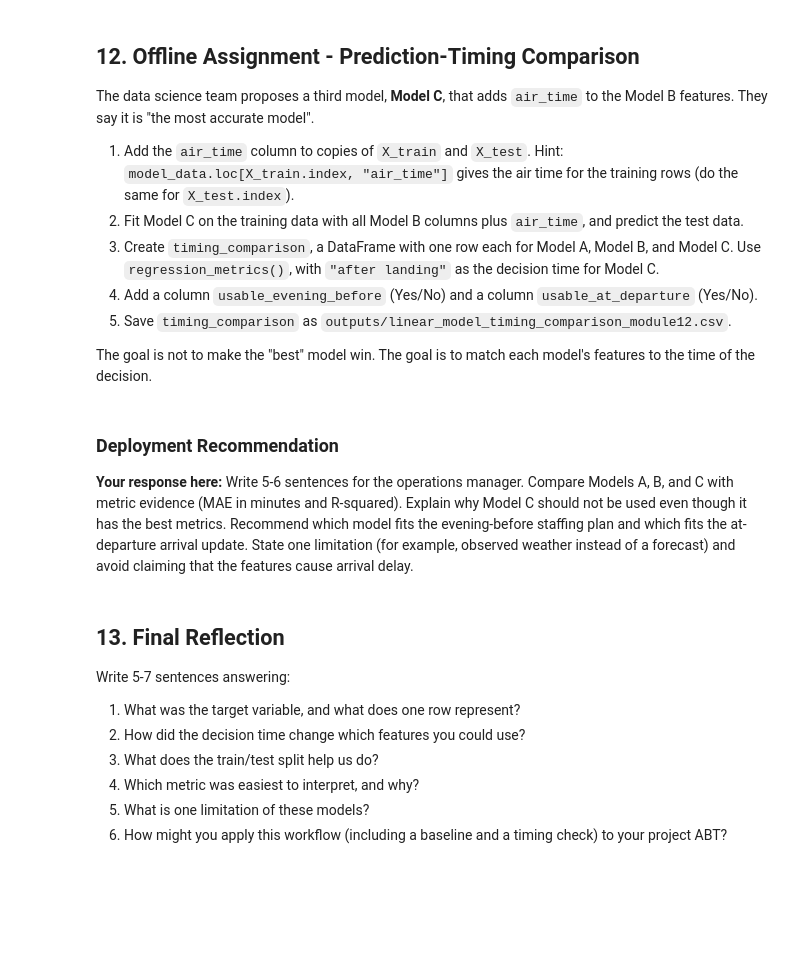
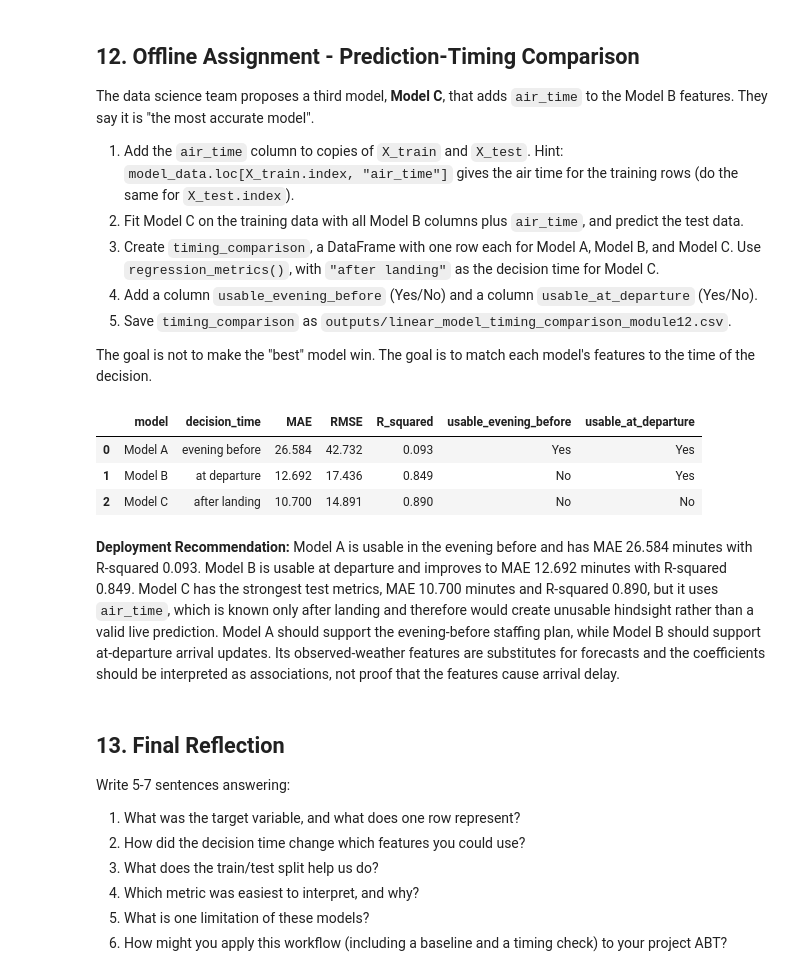
Before and after one commit to oggg19/ban6003-week-12-13, a Jupyter notebook: notebooks/module12_linear_regression_guided_lab.ipynb, the cells around one changed output. Saved outputs shown, nothing was run; the diff lists cells and outputs as text; code cells hidden in the pictures; blank space fills up the shorter version.

```diff
--- a/notebooks/module12_linear_regression_guided_lab.ipynb
+++ b/notebooks/module12_linear_regression_guided_lab.ipynb
@@ -558,18 +670,34 @@ The data science team proposes a third model, **Model C**, that adds `air_time`
 
 The goal is not to make the "best" model win. The goal is to match each model's features to the time of the decision.
 # %%
-# Offline Assignment - your code here
-# Suggested sequence:
-# 1. X_train_c = X_train.copy(); X_train_c["air_time"] = model_data.loc[X_train.index, "air_time"]
-#    (do the same for X_test_c)
-# 2. landing_columns = departure_columns + ["air_time"]; fit model_c and create pred_c.
-# 3. timing_comparison = pd.DataFrame([regression_metrics(...), ...]) for Models A, B, and C.
-# 4. Add the usable_evening_before and usable_at_departure columns.
-# 5. Save timing_comparison with output_dir / "linear_model_timing_comparison_module12.csv".
+# Offline Assignment
+X_train_c = X_train.copy()
+X_train_c["air_time"] = model_data.loc[X_train.index, "air_time"]
+X_test_c = X_test.copy()
+X_test_c["air_time"] = model_data.loc[X_test.index, "air_time"]
+
+landing_columns = departure_columns + ["air_time"]
+model_c = LinearRegression()
+model_c.fit(X_train_c[landing_columns], y_train)
+pred_c = model_c.predict(X_test_c[landing_columns])
+
+timing_comparison = pd.DataFrame([
+    regression_metrics("Model A", "evening before", y_test, pred_a),
+    regression_metrics("Model B", "at departure", y_test, pred_b),
+    regression_metrics("Model C", "after landing", y_test, pred_c),
+])
+timing_comparison["usable_evening_before"] = ["Yes", "No", "No"]
+timing_comparison["usable_at_departure"] = ["Yes", "Yes", "No"]
+timing_comparison.to_csv(output_dir / "linear_model_timing_comparison_module12.csv", index=False)
+display(timing_comparison.round(3))
+# %% [output]
+|  | model | decision_time | MAE | RMSE | R_squared | usable_evening_before | usable_at_departure |
+| 0 | Model A | evening before | 26.584 | 42.732 | 0.093 | Yes | Yes |
+| 1 | Model B | at departure | 12.692 | 17.436 | 0.849 | No | Yes |
+| 2 | Model C | after landing | 10.700 | 14.891 | 0.890 | No | No |
 # %% [markdown]
-### Deployment Recommendation
-
-**Your response here:** Write 5-6 sentences for the operations manager. Compare Models A, B, and C with metric evidence (MAE in minutes and R-squared). Explain why Model C should not be used even though it has the best metrics. Recommend which model fits the evening-before staffing plan and which fits the at-departure arrival update. State one limitation (for example, observed weather instead of a forecast) and avoid claiming that the features cause arrival delay.
+**Deployment Recommendation:**
+Model A is usable in the evening before and has MAE 26.584 minutes with R-squared 0.093. Model B is usable at departure and improves to MAE 12.692 minutes with R-squared 0.849. Model C has the strongest test metrics, MAE 10.700 minutes and R-squared 0.890, but it uses `air_time`, which is known only after landing and therefore would create unusable hindsight rather than a valid live prediction. Model A should support the evening-before staffing plan, while Model B should support at-departure arrival updates. Its observed-weather features are substitutes for forecasts and the coefficients should be interpreted as associations, not proof that the features cause arrival delay.
 # %% [markdown]
 ## 13. Final Reflection
 
```
Also changed, not shown: parts of 24 cells of this notebook, 3 other files.
